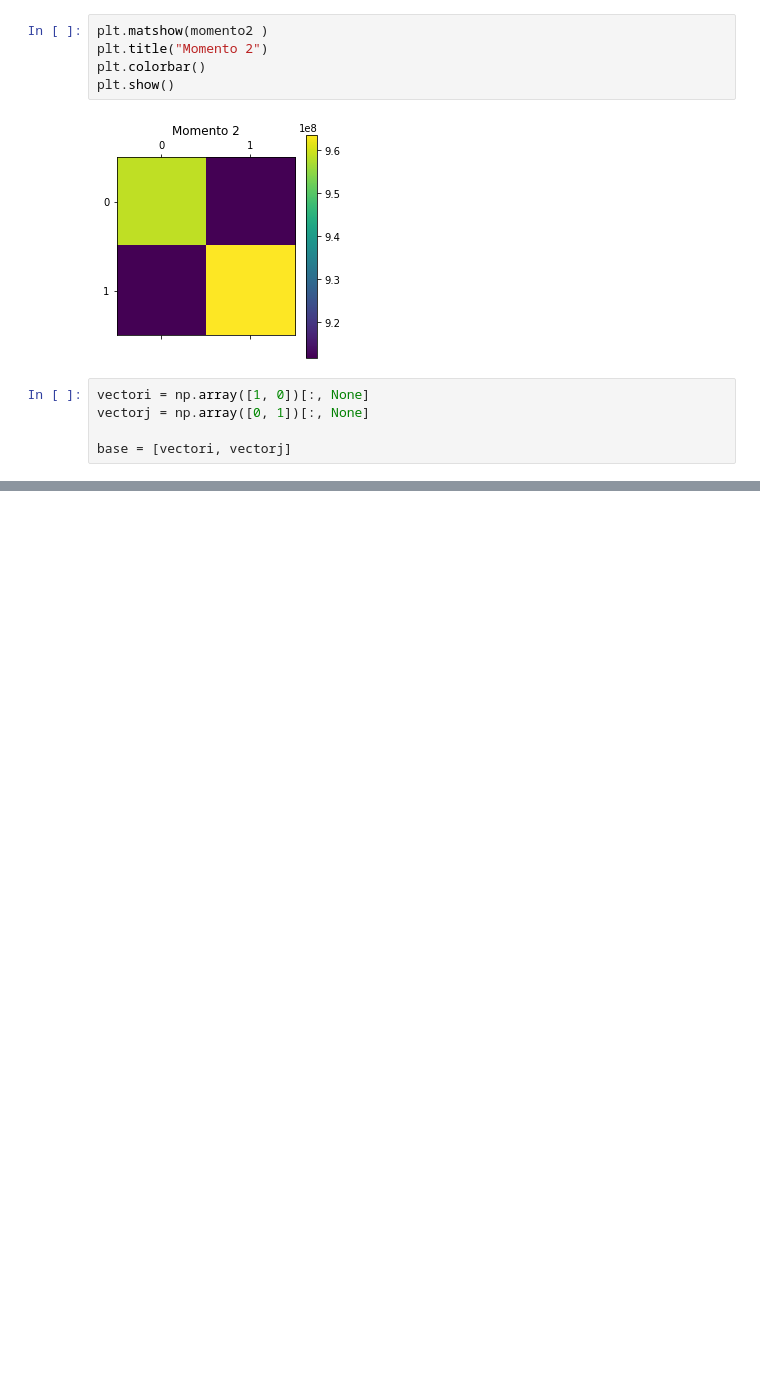
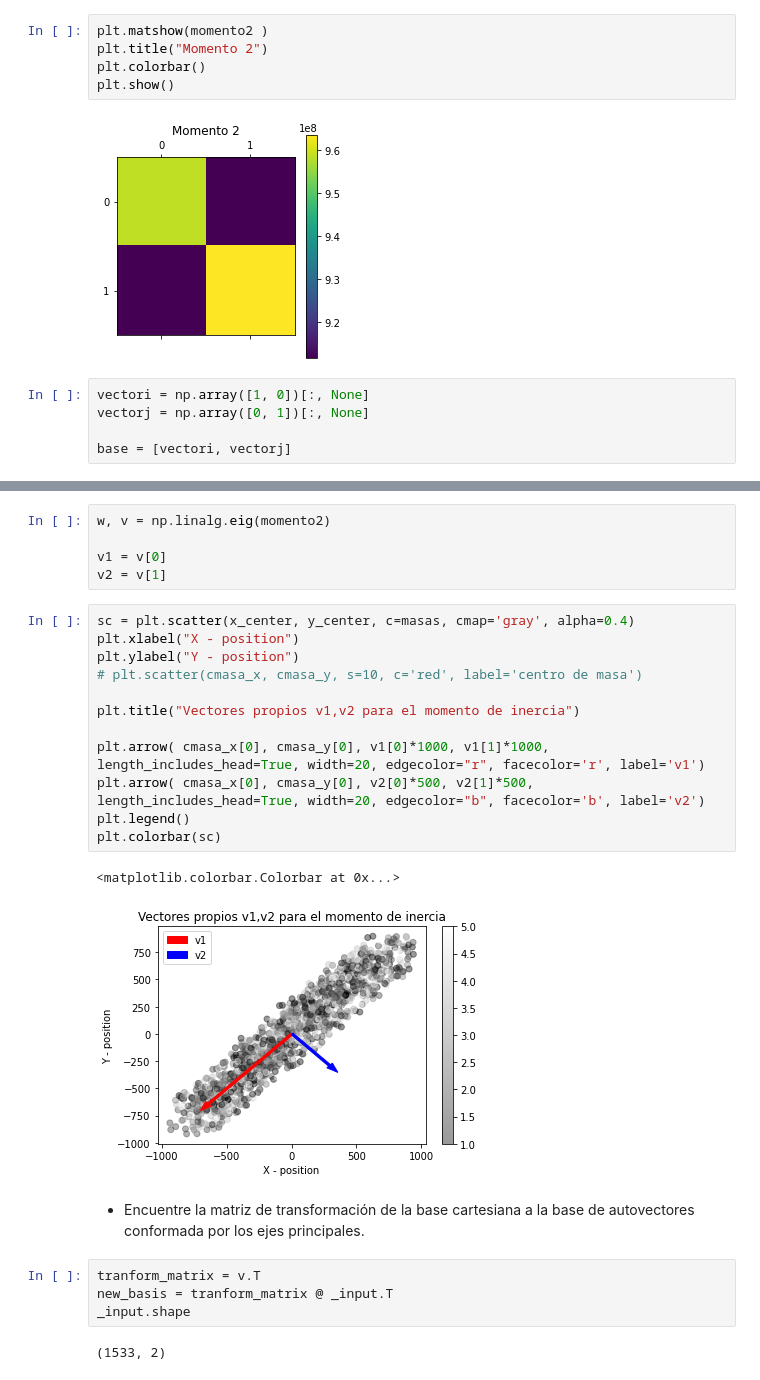
Before and after one commit to bemc22/TareasCursos20B, a Jupyter notebook: Codigos/asignacion2/particulas.ipynb, the cells around one changed output, grey strips where cells are left out. Drawn from its saved outputs; the diff is of its cells as text; blank space fills up the shorter version.

```diff
--- a/Codigos/asignacion2/particulas.ipynb
+++ b/Codigos/asignacion2/particulas.ipynb
@@ -105,0 +107,28 @@ print(A - momento2)
+# %%
+w, v = np.linalg.eig(momento2)
+
+v1 = v[0]
+v2 = v[1]
+# %%
+sc = plt.scatter(x_center, y_center, c=masas, cmap='gray', alpha=0.4)
+plt.xlabel("X - position")
+plt.ylabel("Y - position")
+# plt.scatter(cmasa_x, cmasa_y, s=10, c='red', label='centro de masa')
+
+plt.title("Vectores propios v1,v2 para el momento de inercia")
+
+plt.arrow( cmasa_x[0], cmasa_y[0], v1[0]*1000, v1[1]*1000, length_includes_head=True, width=20, edgecolor="r", facecolor='r', label='v1')
+plt.arrow( cmasa_x[0], cmasa_y[0], v2[0]*500, v2[1]*500, length_includes_head=True, width=20, edgecolor="b", facecolor='b', label='v2')
+plt.legend()
+plt.colorbar(sc)
+# %% [output]
+<matplotlib.colorbar.Colorbar at 0x...>
+[figure, added]
+# %% [markdown]
+* Encuentre la matriz de transformación de la base cartesiana a la base de autovectores conformada por los ejes principales.
+# %%
+tranform_matrix = v.T
+new_basis = tranform_matrix @ _input.T
+_input.shape
+# %% [output]
+(1533, 2)
```
Also changed, not shown: parts of 7 cells of this notebook.
